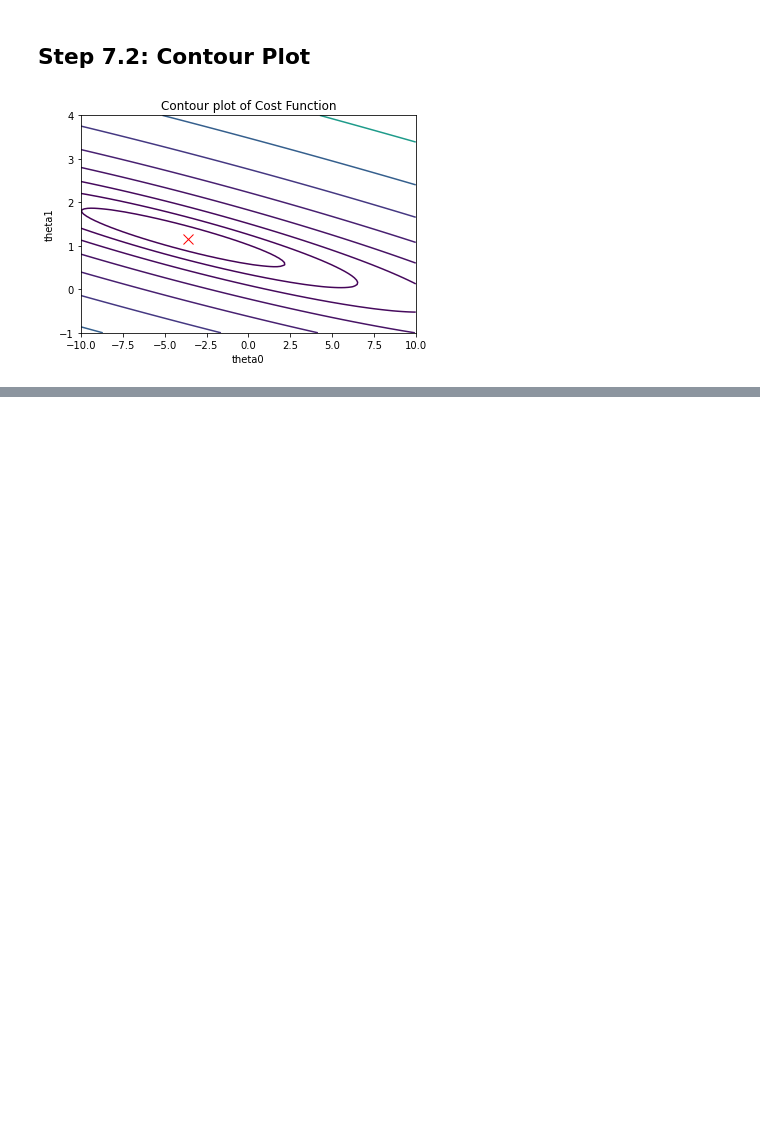
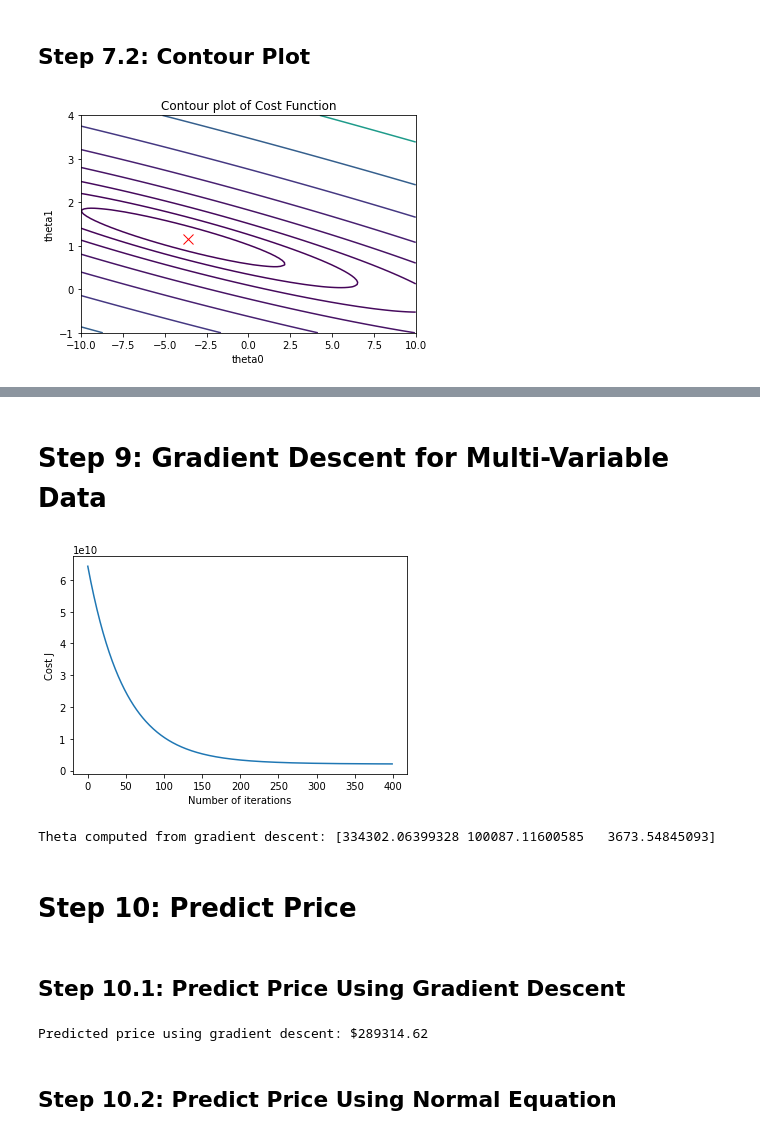
Before and after one commit to KeremDUZENLI/python-scipy-machine-learning, a Jupyter notebook: notebooks/1_linear_regression.ipynb, the cells around one changed output, grey strips where cells are left out. Saved outputs shown, nothing was run; the diff lists cells and outputs as text; code cells hidden in the pictures; blank space fills up the shorter version.

```diff
--- a/notebooks/1_linear_regression.ipynb
+++ b/notebooks/1_linear_regression.ipynb
@@ -77,0 +61,13 @@ def gradientDescent(X, y, theta, alpha, num_iters):
+# %%
+def gradient_descent_multi(X, y, theta, alpha, num_iters):
+    """
+    Gradient descent for multiple variables
+    """
+    m = y.size
+    J_history = []
+
+    for _ in range(num_iters):
+        theta = theta - (alpha / m) * (X.T.dot(X.dot(theta) - y))
+        J_history.append(compute_cost(X, y, theta))
+
+    return theta, J_history
@@ -163,0 +189,15 @@ plt.show()
+# %%
+data = np.loadtxt(EX1DATA2, delimiter=',')
+X = data[:, 0:2]
+y = data[:, 2]
+m = y.size
+
+print("First 10 examples from the dataset:")
+for i in range(10):
+    print(f"x = {X[i]}, y = {y[i]}")
+
+# Normalize features
+X_norm, mu, sigma = feature_normalize(X)
+
+# Add intercept term
+X_b = np.c_[np.ones(m), X_norm]
@@ -163,0 +216,21 @@ plt.show()
+# %% [markdown]
+# Step 9: Gradient Descent for Multi-Variable Data
+# %%
+alpha = 0.01
+num_iters = 400
+theta = np.zeros(3)
+
+theta, J_history = gradient_descent_multi(X_b, y, theta, alpha, num_iters)
+
+# Plot convergence
+plt.plot(J_history)
+plt.xlabel("Number of iterations")
+plt.ylabel("Cost J")
+plt.show()
+
+print("Theta computed from gradient descent:", theta)
+# %% [output]
+[figure, added]
+Theta computed from gradient descent: [334302.06399328 100087.11600585   3673.54845093]
+# %% [markdown]
+# Step 10: Predict Price
@@ -163,0 +240,12 @@ plt.show()
+# %% [markdown]
+## Step 10.1: Predict Price Using Gradient Descent
+# %%
+x_example_norm = (x_example - mu) / sigma
+x_example_b = np.r_[1, x_example_norm]
+
+price = x_example_b.dot(theta)
+print(f"Predicted price using gradient descent: ${price:.2f}")
+# %% [output]
+Predicted price using gradient descent: $289314.62
+# %% [markdown]
+## Step 10.2: Predict Price Using Normal Equation
```
Also changed, not shown: parts of 16 cells of this notebook, 29 other files.
